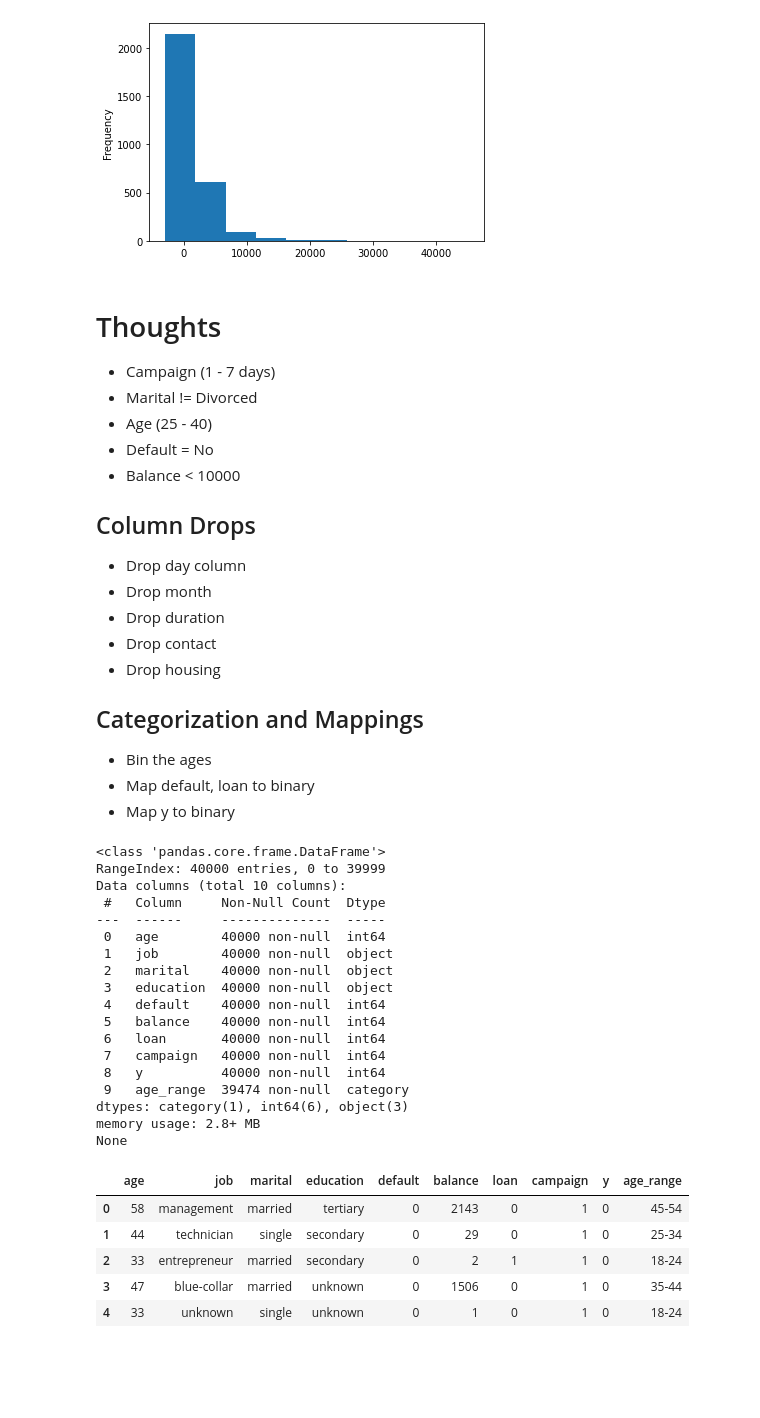
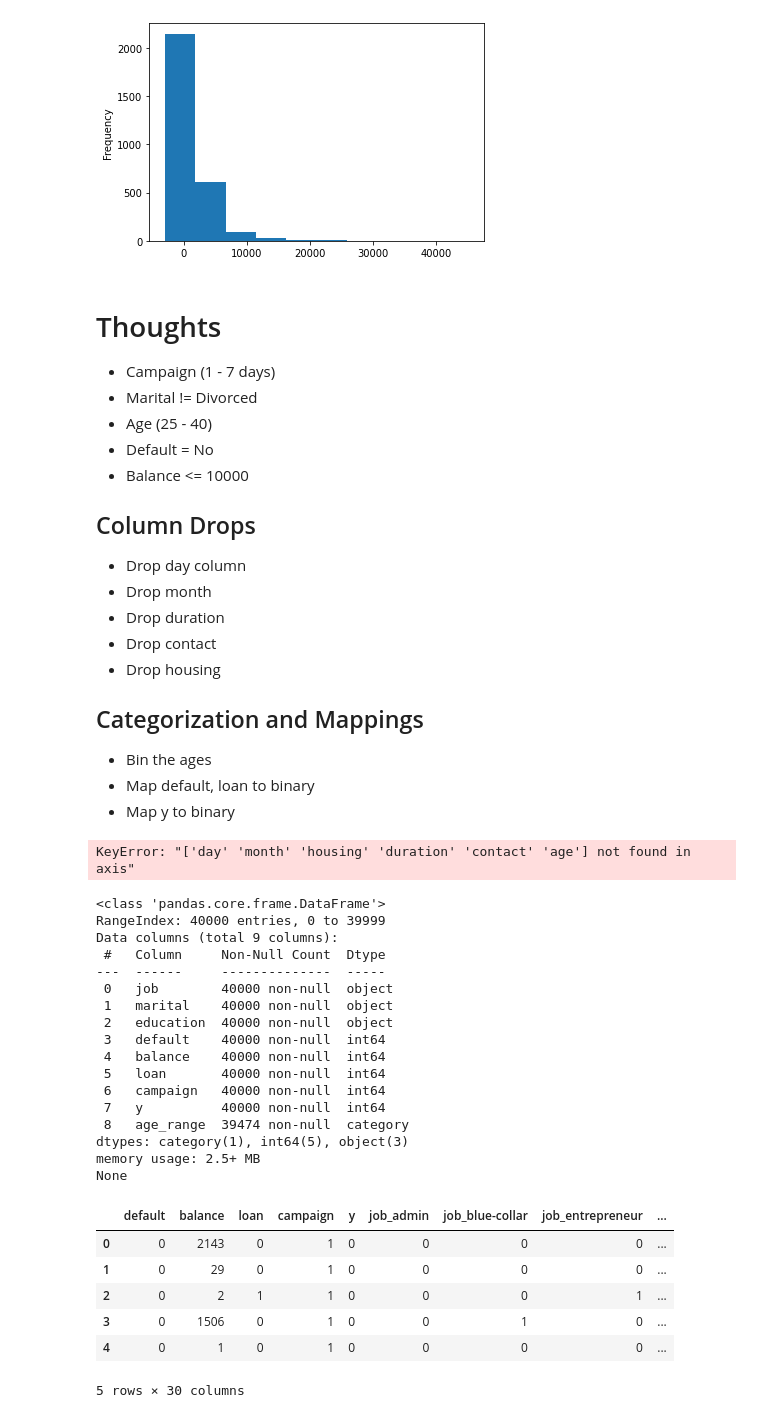
Before and after one commit to alyssaolivia/1mcXaqZGTgcawuPb, a Jupyter notebook: Term Marketing.ipynb, the cells around one changed output. Cells and saved outputs as stored; diff of their text form; code cells hidden in the pictures; blank space fills up the shorter version.

```diff
--- a/Term Marketing.ipynb
+++ b/Term Marketing.ipynb
@@ -171,7 +171,7 @@ data_subscribed["balance"].plot.hist(bins=10)
 * Marital != Divorced
 * Age (25 - 40)
 * Default = No
-* Balance < 10000
+* Balance <= 10000
 
 ## Column Drops
 * Drop day column
@@ -195,37 +195,39 @@ dfs["loan"] = dfs["loan"].map({'yes': 1, 'no': 0})
 # Convert age column to ordinal / age range
 bins = [25, 35, 45, 55, 65, 75, 85]
 labels = ["18-24", "25-34", "35-44", "45-54", "55-64", "65+"]
-dfs["age_range"] = pd.cut(dfs["age"], bins, labels = labels,include_lowest = True)
 
 #Drop day, month, housing, duration, contact columns
 dfs = dfs.drop(columns=["day", "month","housing", "duration", "contact","age"])
+# %% [output]
+KeyError: "['day' 'month' 'housing' 'duration' 'contact' 'age'] not found in axis"
 # %%
 print(dfs.info())
 # %% [output]
 <class 'pandas.core.frame.DataFrame'>
 RangeIndex: 40000 entries, 0 to 39999
-Data columns (total 10 columns):
+Data columns (total 9 columns):
  #   Column     Non-Null Count  Dtype
 ---  ------     --------------  -----
- 0   age        40000 non-null  int64
- 1   job        40000 non-null  object
- 2   marital    40000 non-null  object
- 3   education  40000 non-null  object
- 4   default    40000 non-null  int64
- 5   balance    40000 non-null  int64
- 6   loan       40000 non-null  int64
- 7   campaign   40000 non-null  int64
- 8   y          40000 non-null  int64
- 9   age_range  39474 non-null  category
-dtypes: category(1), int64(6), object(3)
-memory usage: 2.8+ MB
+ 0   job        40000 non-null  object
+ 1   marital    40000 non-null  object
+ 2   education  40000 non-null  object
+ 3   default    40000 non-null  int64
+ 4   balance    40000 non-null  int64
+ 5   loan       40000 non-null  int64
+ 6   campaign   40000 non-null  int64
+ 7   y          40000 non-null  int64
+ 8   age_range  39474 non-null  category
+dtypes: category(1), int64(5), object(3)
+memory usage: 2.5+ MB
 None
 # %%
+dfs = pd.get_dummies(dfs)
 dfs.head()
 # %% [output]
-|  | age | job | marital | education | default | balance | loan | campaign | y | age_range |
-| 0 | 58 | management | married | tertiary | 0 | 2143 | 0 | 1 | 0 | 45-54 |
-| 1 | 44 | technician | single | secondary | 0 | 29 | 0 | 1 | 0 | 25-34 |
-| 2 | 33 | entrepreneur | married | secondary | 0 | 2 | 1 | 1 | 0 | 18-24 |
-| 3 | 47 | blue-collar | married | unknown | 0 | 1506 | 0 | 1 | 0 | 35-44 |
-| 4 | 33 | unknown | single | unknown | 0 | 1 | 0 | 1 | 0 | 18-24 |
+|  | default | balance | loan | campaign | y | job_admin | job_blue-collar | job_entrepreneur | ... |
+| 0 | 0 | 2143 | 0 | 1 | 0 | 0 | 0 | 0 | ... |
+| 1 | 0 | 29 | 0 | 1 | 0 | 0 | 0 | 0 | ... |
+| 2 | 0 | 2 | 1 | 1 | 0 | 0 | 0 | 1 | ... |
+| 3 | 0 | 1506 | 0 | 1 | 0 | 0 | 1 | 0 | ... |
+| 4 | 0 | 1 | 0 | 1 | 0 | 0 | 0 | 0 | ... |
+5 rows × 30 columns
```
Also changed, not shown: parts of 2 cells of this notebook.
